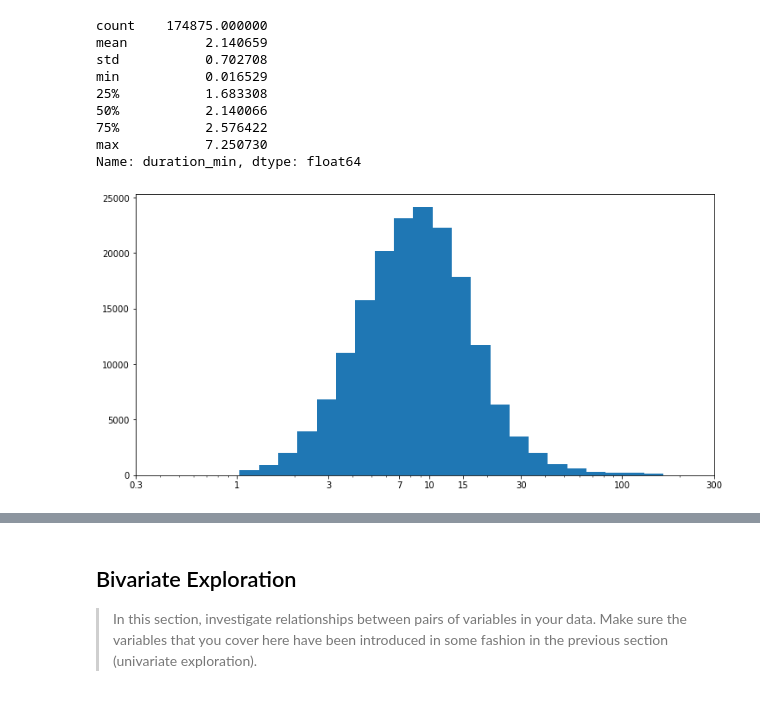
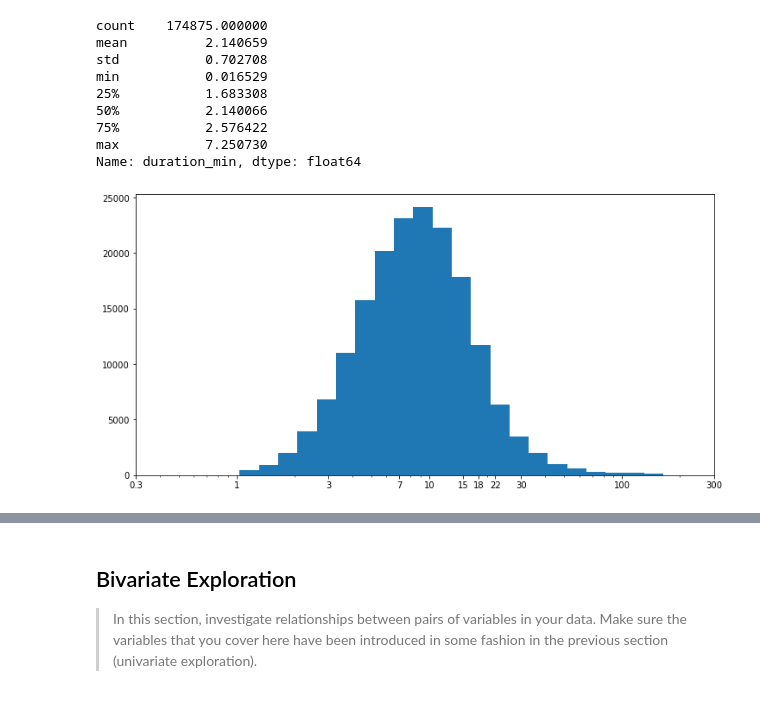
Before and after one commit to Theabdelkader/Communicate-Data-Findings-Ford-GoBike-System, a Jupyter notebook: exploration_template.ipynb, the cells around one changed output, grey strips where cells are left out. Saved outputs shown, nothing was run; the diff lists cells and outputs as text; code cells hidden in the pictures.

```diff
--- a/exploration_template.ipynb
+++ b/exploration_template.ipynb
@@ -477,12 +477,12 @@ Name: duration_min, dtype: float64
 # %%
 # here we will repeat as in Age but the max value we will choose the mean value 2.140659 as here high values so
 # counts which can be ignored to make plot more displayful
 plt.figure(figsize=(12,6))
 bins = 10 ** np.arange(0.016,2.14+0.1,0.1)
-ticks = [0.3,1,3,7,10,15,30,100,300]
+ticks = [0.3,1,3,7,10,15,18,22,30,100,300]
 labels = ['{}'.format(v) for v in ticks]
 plt.hist(data = df, x = 'duration_min', bins = bins);
 plt.xscale('log')
 plt.xticks(ticks, labels);
 # %% [output]
-[figure, old version]
+[figure, new version]
```
Also changed, not shown: parts of 4 cells of this notebook.
